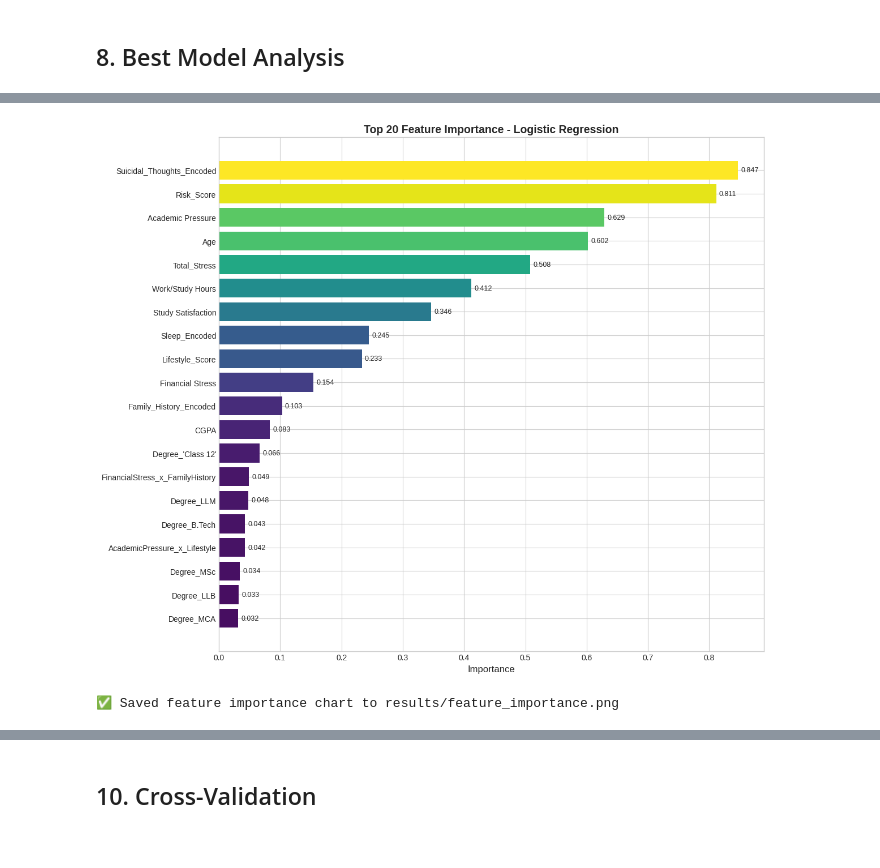
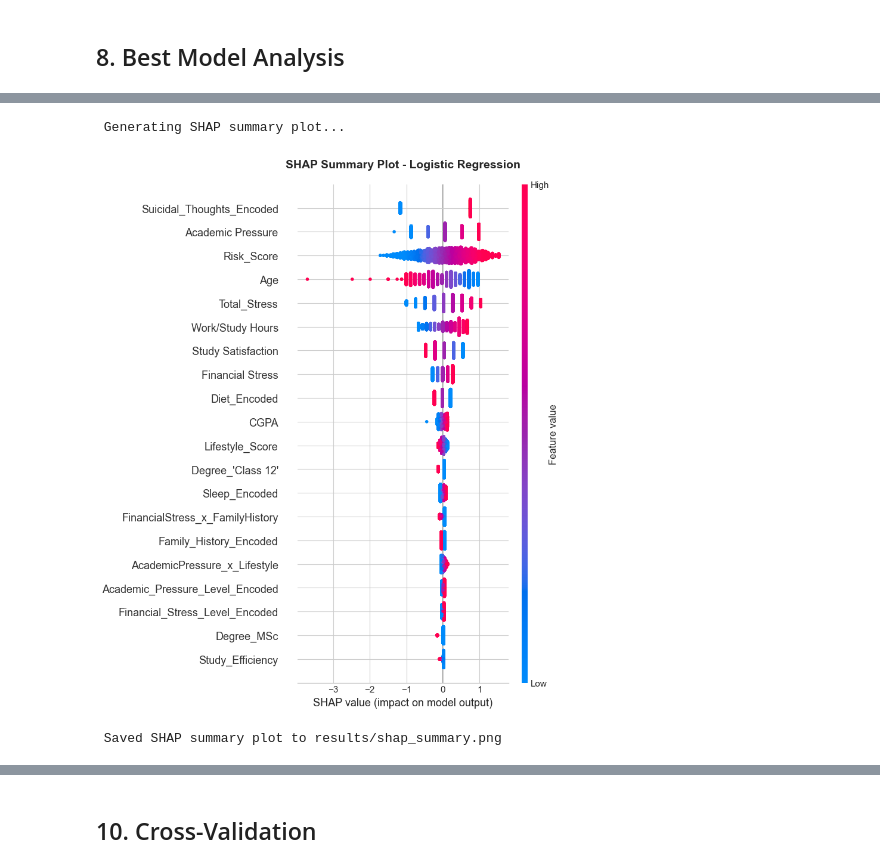
Before and after one commit to p1neapplechoco/StudentDepression, a Jupyter notebook: notebooks/modeling.ipynb, the cells around one changed output, grey strips where cells are left out. Drawn from its saved outputs; the diff is of its cells as text; code cells hidden in the pictures.

```diff
--- a/notebooks/modeling.ipynb
+++ b/notebooks/modeling.ipynb
@@ -420,34 +433,15 @@ if importance_df is not None:
 # %%
-# Visualize feature importance
-fig, ax = plt.subplots(figsize=(12, 10))
-
-top_20 = importance_df.head(20)
-colors = plt.cm.viridis(top_20["Importance"] / top_20["Importance"].max())
-
-bars = ax.barh(range(len(top_20)), top_20["Importance"], color=colors)
-ax.set_yticks(range(len(top_20)))
-ax.set_yticklabels(top_20["Feature"])
-ax.set_xlabel("Importance", fontsize=12)
-ax.set_title(
-    f"Top 20 Feature Importance - {best_model_name}", fontsize=14, fontweight="bold"
-)
-ax.invert_yaxis()
-
-# Add value labels
-for bar, val in zip(bars, top_20["Importance"]):
-    ax.text(
-        val + 0.005,
-        bar.get_y() + bar.get_height() / 2,
-        f"{val:.3f}",
-        va="center",
-        fontsize=9,
-    )
-
+# SHAP Summary Plot (beeswarm)
+print("\n Generating SHAP summary plot...")
+plt.figure(figsize=(12, 10))
+shap.summary_plot(shap_values, X_test_scaled, show=False, max_display=20)
+plt.title(f"SHAP Summary Plot - {best_model_name}", fontsize=14, fontweight="bold", pad=20)
 plt.tight_layout()
-plt.savefig("../results/feature_importance.png", dpi=150, bbox_inches="tight")
+plt.savefig("../results/shap_summary.png", dpi=150, bbox_inches="tight")
 plt.show()
 
-print("✅ Saved feature importance chart to results/feature_importance.png")
+print(" Saved SHAP summary plot to results/shap_summary.png")
 # %% [output]
+ Generating SHAP summary plot...
-[figure, old version]
+[figure, new version]
-✅ Saved feature importance chart to results/feature_importance.png
+ Saved SHAP summary plot to results/shap_summary.png
```
Also changed, not shown: parts of 26 cells of this notebook, 14 other files.
